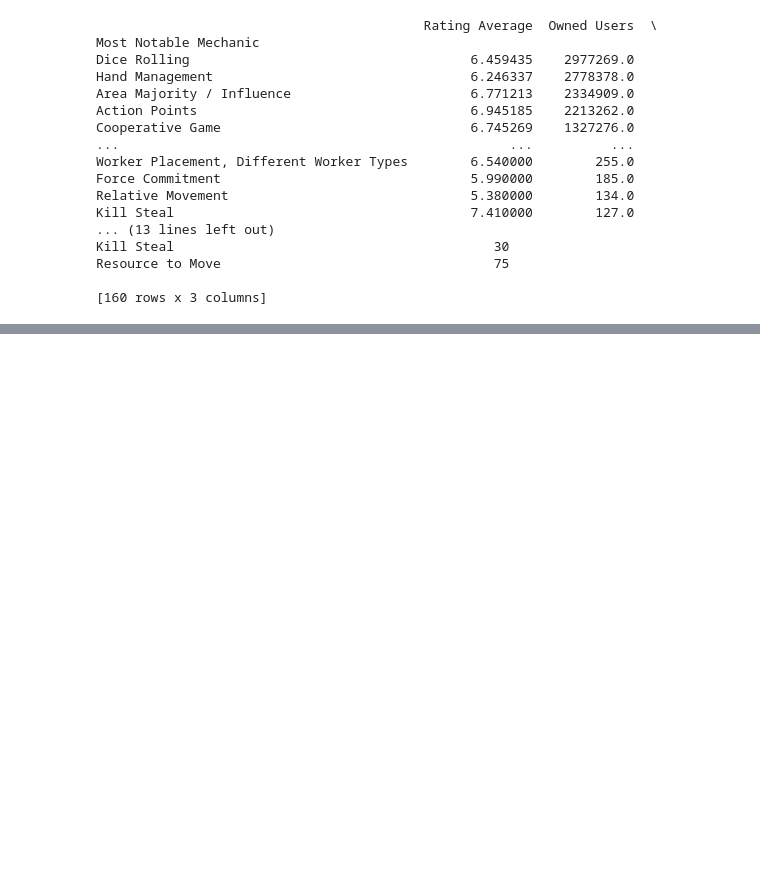
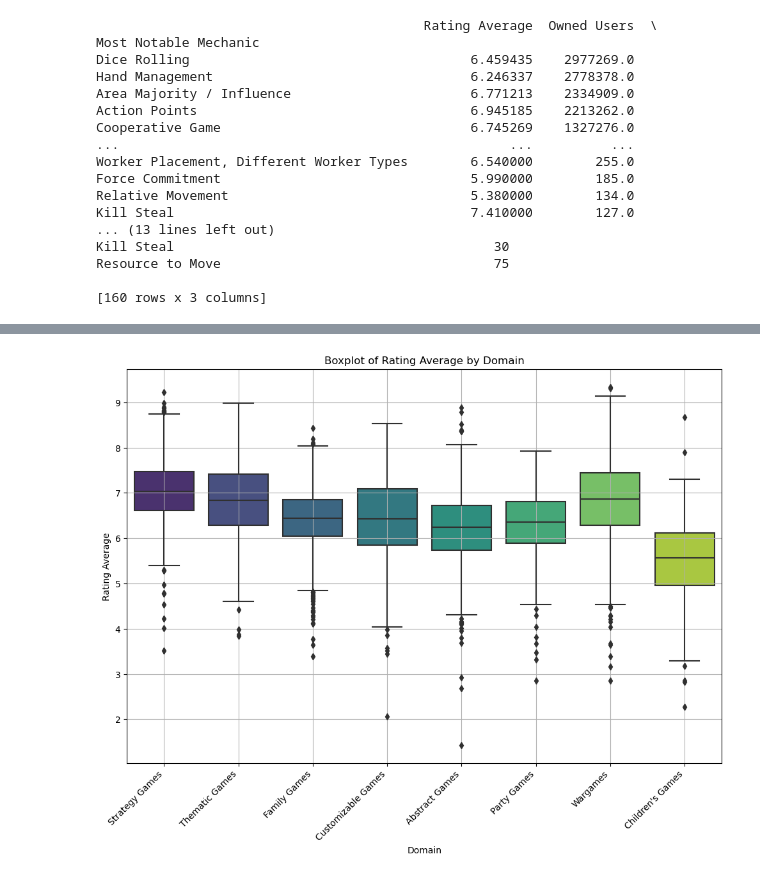
Before and after one commit to jkspiva/Final-Project-Group3, a Jupyter notebook: Ashley/testing.ipynb, the cells around one changed output, grey strips where cells are left out. Cells and saved outputs as stored; diff of their text form; code cells hidden in the pictures; blank space fills up the shorter version.

Commit message:
added boxplots and regression

```diff
--- a/Ashley/testing.ipynb
+++ b/Ashley/testing.ipynb
@@ -261,0 +353,15 @@ Resource to Move                                   75
+# %%
+plt.figure(figsize=(12, 8))
+sns.boxplot(x='Domain1', y='Rating Average', data=bgame_df, palette='viridis')
+
+# Rotate x labels for better readability
+plt.xticks(rotation=45, ha='right')
+
+# Adding title and labels
+plt.title('Boxplot of Rating Average by Domain')
+plt.xlabel('Domain')
+plt.ylabel('Rating Average')
+plt.grid(True)
+plt.show()
+# %% [output]
+[figure, added]
```
Also changed, not shown: parts of 11 cells of this notebook.
